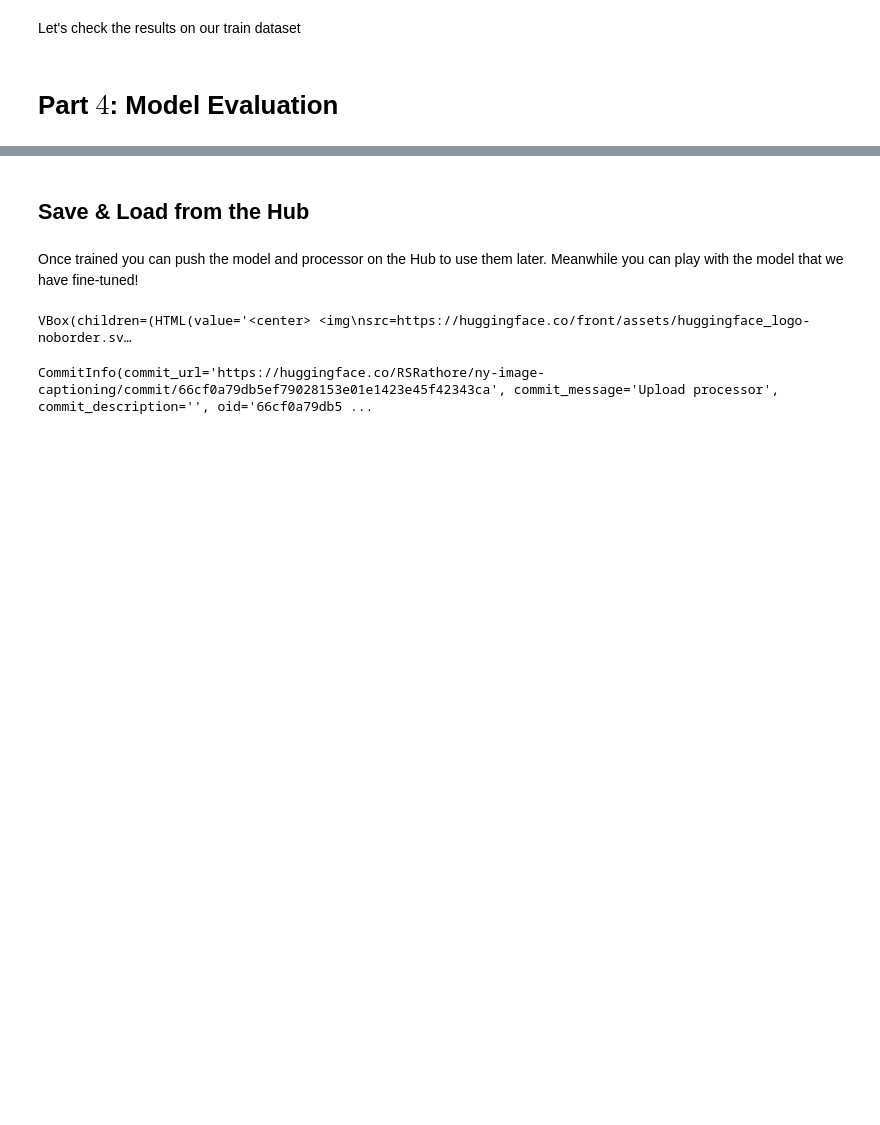
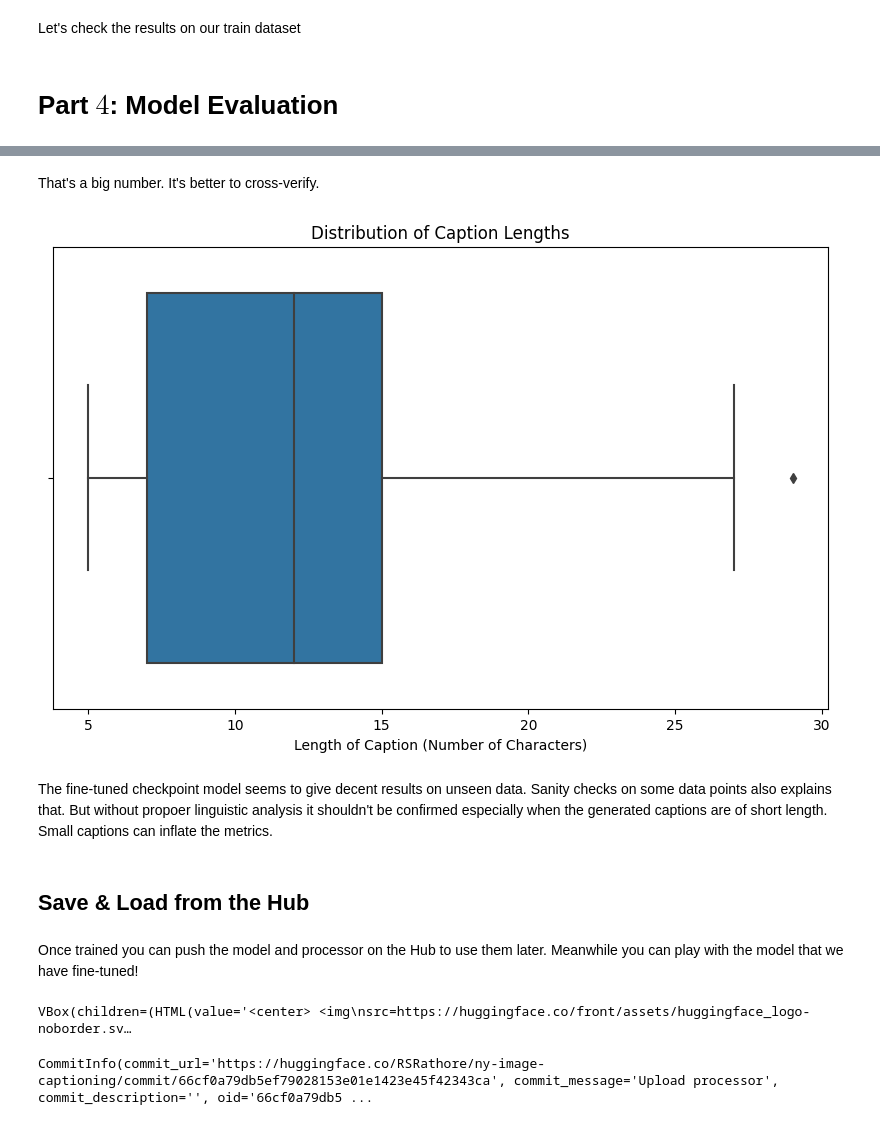
Before and after one commit to Rohit0812/Image-Captioning, a Jupyter notebook: ny-image-captioning.ipynb, the cells around one changed output, grey strips where cells are left out. Cells and saved outputs as stored; diff of their text form; code cells hidden in the pictures; blank space fills up the shorter version.

```diff
--- a/ny-image-captioning.ipynb
+++ b/ny-image-captioning.ipynb
@@ -131,5 +123,5 @@ class ImageCaptioningDataset(Dataset):
 # %%
 from transformers import AutoProcessor, BlipForConditionalGeneration
 
-processor = AutoProcessor.from_pretrained("Salesforce/blip-image-captioning-base")
-model = BlipForConditionalGeneration.from_pretrained("Salesforce/blip-image-captioning-base")
+processor = AutoProcessor.from_pretrained(MODEL_NAME)
+model = BlipForConditionalGeneration.from_pretrained(MODEL_NAME)
@@ -292,0 +302,28 @@ how about we just stay in tonight?
+# %%
+candidates = []
+references = []
+
+# --- Iterate through dataset and generate captions ---
+print(f"Generating captions for samples...")
+for item in ds_main.select(range(150, 250)):
+    image = item["image"]
+
+    # --- Generate Caption (Candidate) ---
+
+    inputs = processor(images=image, return_tensors="pt").to(device)
+    pixel_values = inputs.pixel_values
+
+    with torch.no_grad(): # Ensure no gradients are calculated during inference
+        generated_ids = model.generate(pixel_values=pixel_values, max_length=50)
+
+    # Decode generated IDs to text, skipping special tokens
+    generated_caption = processor.batch_decode(generated_ids, skip_special_tokens=True)[0].strip()
+    candidates.append(generated_caption)
+
+    # --- Collect References ---
+
+    ref_list = [item['image_description']]
+    ref_list += [item['caption_choices']]
+    ref_list += [item['label']]
+
+    references.append(ref_list)
@@ -293,3 +415,19 @@ how about we just stay in tonight?
+# %% [markdown]
+That's a big number. It's better to cross-verify.
+# %%
+# Check data distribution of generated captions.
+
+caption_lengths = [len(sentence.split()) for sentence in candidates]
+# Create the boxplot
+plt.figure(figsize=(10, 6))
+sns.boxplot(x=caption_lengths)
+plt.title('Distribution of Caption Lengths')
+plt.xlabel('Length of Caption (Number of Characters)')
+plt.show()
+# %% [output]
+[figure, added]
+# %% [markdown]
+The fine-tuned checkpoint model seems to give decent results on unseen data. Sanity checks on some data points also explains that. But without propoer linguistic analysis it shouldn't be confirmed especially when the generated captions are of short length. Small captions can inflate the metrics.
 # %% [markdown]
 ## Save & Load from the Hub
 # %% [markdown]
```
Also changed, not shown: parts of 23 cells of this notebook, 4 other files.
